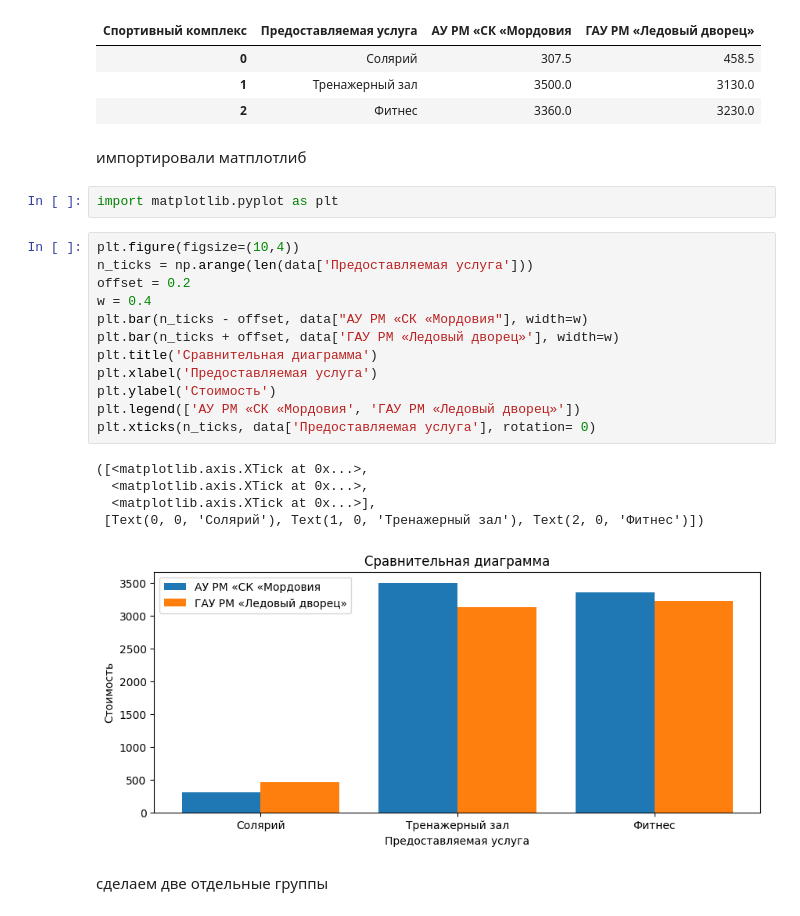
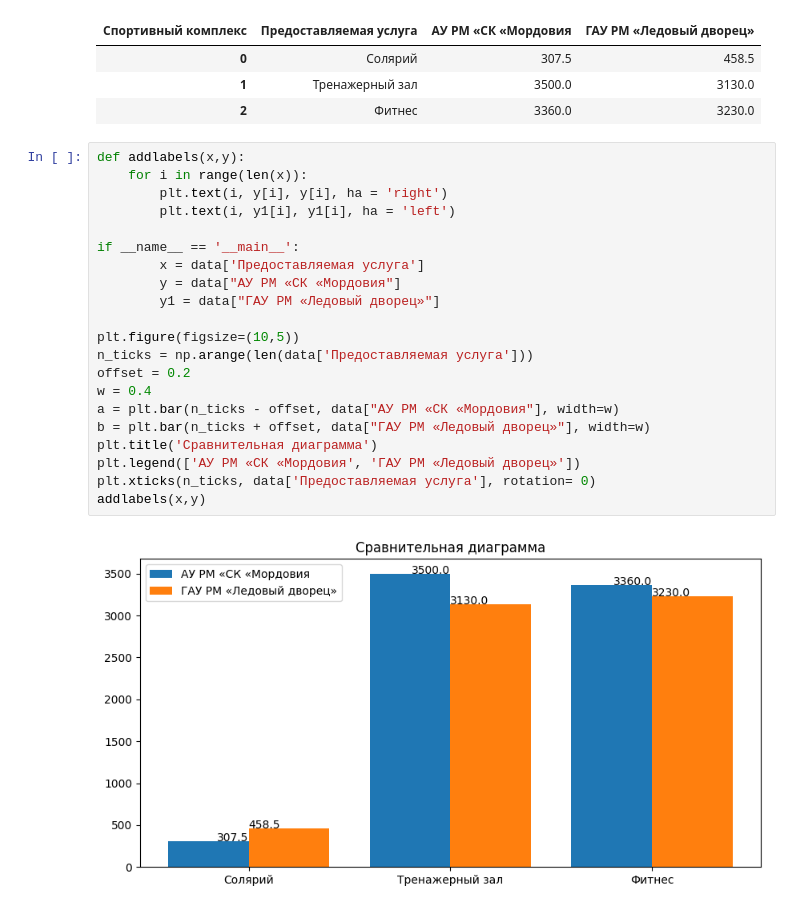
Before and after one commit to AleksandraPetrova97/graduate-project-analyst, a Jupyter notebook: 2 Практическая часть/1 Часть.ipynb, the cells around one changed output. Drawn from its saved outputs; the diff is of its cells as text.

```diff
--- a/2 Практическая часть/1 Часть.ipynb
+++ b/2 Практическая часть/1 Часть.ipynb
@@ -37,27 +51,26 @@ data.head()
 | 0 | Солярий | 307.5 | 458.5 |
 | 1 | Тренажерный зал | 3500.0 | 3130.0 |
 | 2 | Фитнес | 3360.0 | 3230.0 |
-# %% [markdown]
-импортировали матплотлиб
-# %%
-import matplotlib.pyplot as plt
 # %%
-plt.figure(figsize=(10,4))
+def addlabels(x,y):
+    for i in range(len(x)):
+        plt.text(i, y[i], y[i], ha = 'right')
+        plt.text(i, y1[i], y1[i], ha = 'left')
+
+if __name__ == '__main__':
+        x = data['Предоставляемая услуга']
+        y = data["АУ РМ «СК «Мордовия"]
+        y1 = data["ГАУ РМ «Ледовый дворец»"]
+
+plt.figure(figsize=(10,5))
 n_ticks = np.arange(len(data['Предоставляемая услуга']))
 offset = 0.2
 w = 0.4
-plt.bar(n_ticks - offset, data["АУ РМ «СК «Мордовия"], width=w)
-plt.bar(n_ticks + offset, data['ГАУ РМ «Ледовый дворец»'], width=w)
+a = plt.bar(n_ticks - offset, data["АУ РМ «СК «Мордовия"], width=w)
+b = plt.bar(n_ticks + offset, data["ГАУ РМ «Ледовый дворец»"], width=w)
 plt.title('Сравнительная диаграмма')
-plt.xlabel('Предоставляемая услуга')
-plt.ylabel('Стоимость')
 plt.legend(['АУ РМ «СК «Мордовия', 'ГАУ РМ «Ледовый дворец»'])
 plt.xticks(n_ticks, data['Предоставляемая услуга'], rotation= 0)
+addlabels(x,y)
 # %% [output]
-([<matplotlib.axis.XTick at 0x...>,
-  <matplotlib.axis.XTick at 0x...>,
-  <matplotlib.axis.XTick at 0x...>],
- [Text(0, 0, 'Солярий'), Text(1, 0, 'Тренажерный зал'), Text(2, 0, 'Фитнес')])
-[figure, old version]
+[figure, new version]
-# %% [markdown]
-сделаем две отдельные группы
```
Also changed, not shown: parts of 10 cells of this notebook, 1 other file.
